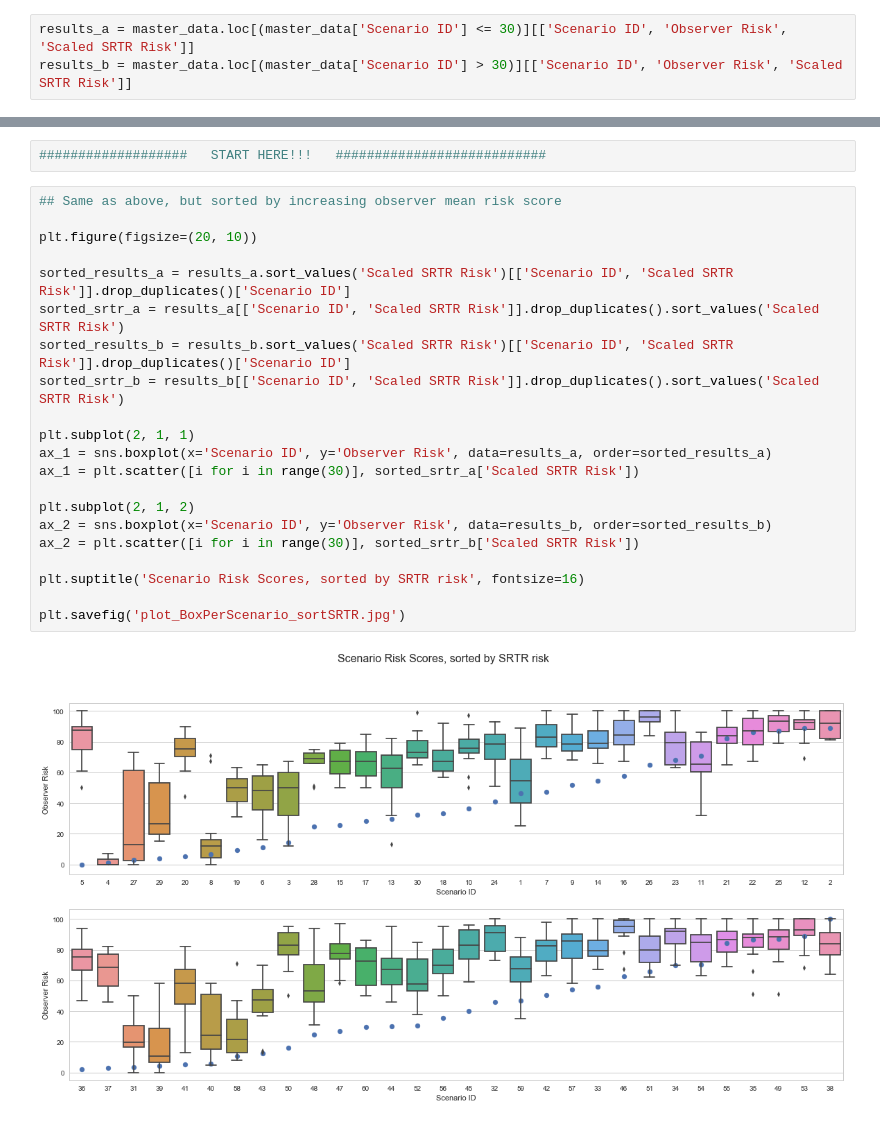
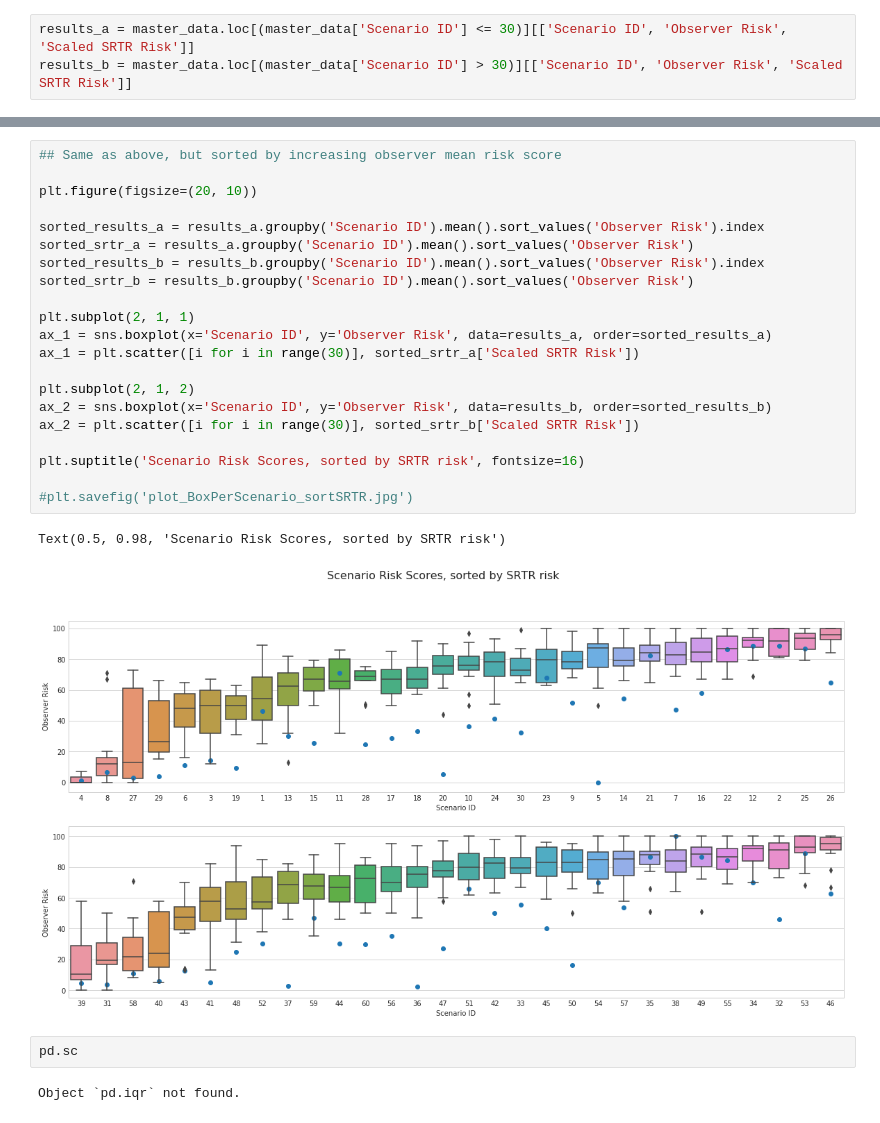
Before and after one commit to peterjmartinson/heart-survey, a Jupyter notebook: Testing Playground.ipynb, the cells around one changed output, grey strips where cells are left out. Saved outputs shown, nothing was run; the diff lists cells and outputs as text.

Commit message:
Sort boxplot by mean obserer risk

```diff
--- a/Testing Playground.ipynb
+++ b/Testing Playground.ipynb
@@ -147,26 +149,29 @@ plt.savefig('plot_BoxPerScenario_sortSRTR.jpg')
-# %%
-###################   START HERE!!!   ###########################
 # %%
 ## Same as above, but sorted by increasing observer mean risk score
 
 plt.figure(figsize=(20, 10))
 
-sorted_results_a = results_a.sort_values('Scaled SRTR Risk')[['Scenario ID', 'Scaled SRTR Risk']].drop_duplicates()['Scenario ID']
-sorted_srtr_a = results_a[['Scenario ID', 'Scaled SRTR Risk']].drop_duplicates().sort_values('Scaled SRTR Risk')
-sorted_results_b = results_b.sort_values('Scaled SRTR Risk')[['Scenario ID', 'Scaled SRTR Risk']].drop_duplicates()['Scenario ID']
-sorted_srtr_b = results_b[['Scenario ID', 'Scaled SRTR Risk']].drop_duplicates().sort_values('Scaled SRTR Risk')
+sorted_results_a = results_a.groupby('Scenario ID').mean().sort_values('Observer Risk').index
+sorted_srtr_a = results_a.groupby('Scenario ID').mean().sort_values('Observer Risk')
+sorted_results_b = results_b.groupby('Scenario ID').mean().sort_values('Observer Risk').index
+sorted_srtr_b = results_b.groupby('Scenario ID').mean().sort_values('Observer Risk')
 
 plt.subplot(2, 1, 1)
 ax_1 = sns.boxplot(x='Scenario ID', y='Observer Risk', data=results_a, order=sorted_results_a)
 ax_1 = plt.scatter([i for i in range(30)], sorted_srtr_a['Scaled SRTR Risk'])
 
 plt.subplot(2, 1, 2)
 ax_2 = sns.boxplot(x='Scenario ID', y='Observer Risk', data=results_b, order=sorted_results_b)
 ax_2 = plt.scatter([i for i in range(30)], sorted_srtr_b['Scaled SRTR Risk'])
 
 plt.suptitle('Scenario Risk Scores, sorted by SRTR risk', fontsize=16)
 
-plt.savefig('plot_BoxPerScenario_sortSRTR.jpg')
+#plt.savefig('plot_BoxPerScenario_sortSRTR.jpg')
 # %% [output]
+Text(0.5, 0.98, 'Scenario Risk Scores, sorted by SRTR risk')
-[figure, old version]
+[figure, new version]
+# %%
+pd.sc
+# %% [output]
+Object `pd.iqr` not found.
 # %%
```
Also changed, not shown: parts of 12 cells of this notebook.
